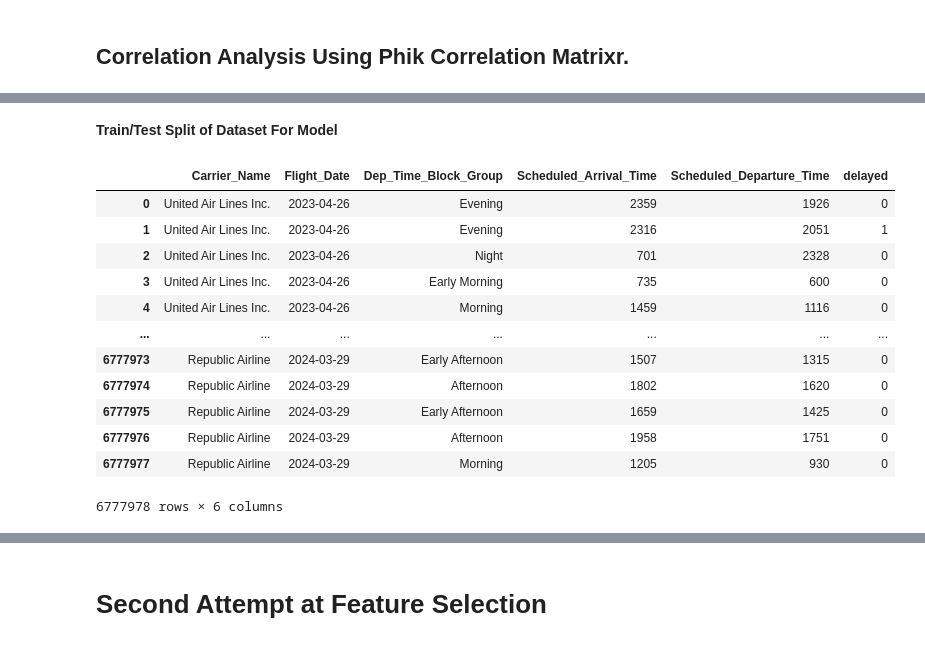
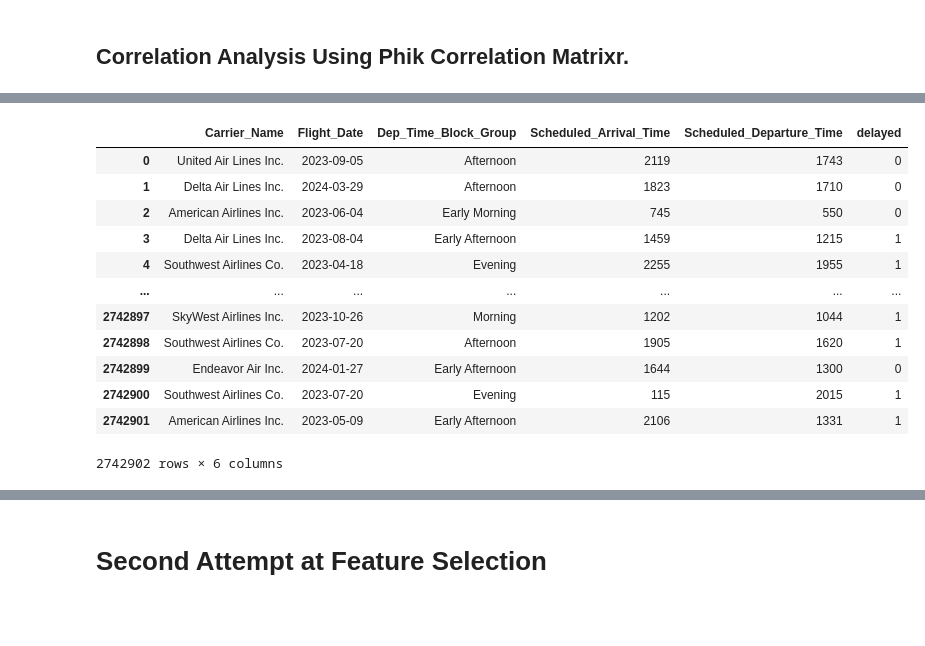
Before and after one commit to B-Treftz/Flight_Status_Predictor, a Jupyter notebook: 2_Feature_Selection/Feature_Select_Olivia.ipynb, the cells around one changed output, grey strips where cells are left out. Drawn from its saved outputs; the diff is of its cells as text; code cells hidden in the pictures; blank space fills up the shorter version.

Commit message:
Updated previous notebooks and added model creation

```diff
--- a/2_Feature_Selection/Feature_Select_Olivia.ipynb
+++ b/2_Feature_Selection/Feature_Select_Olivia.ipynb
@@ -22,7 +23,7 @@ from sklearn.feature_selection import SelectKBest, f_classif, chi2
 %matplotlib inline
 # %%
 # Store CSV file in variable
-flights = r'..\data\Flight_On_Time_Data.csv'
+flights = r'..\data\DF_from_EDA_for_Feature_Selection.csv'
 # Read CSV file in pandas dataframe
 df = pd.read_csv(flights)
 # %%
@@ -155,17 +141,9 @@ We now want to remove some variables from the dataframe that deals with the actu
 # %%
 # Will have information leakage from the following columns
-df.drop(['Actual_Dep_Time','Dep_Time_Offset','Dep_Delay_Minutes','Actual_Arr_Time','Arr_Time_Offset',
-         'Arr_Delay_Minutes', 'Dep_Delay_At_Least_15_Minutes', 'Actual_Gate_to_Gate_Time','Carrier_Delay',
-         'Weather_Delay','National_Aviation_System_Delay','Security_Delay','Late_Aircraft_Delay',
-         'Actual_Gate_to_Gate_Time','Time_Airborne', 'Flight_Cancelled', 'Flight_Diverted', 'Origin_Airport_ID',
-         'Origin_City_Market_ID', 'Origin_IATA_Code', 'Destination_Airport_ID', 'Destination_City_Market_ID',
-         'Destination_IATA_Code', 'Airline_DOT_ID', 'Arr_Time_Block_Group', 'Number_of_Flights', 'Tail_Number'], axis=1, inplace=True)
-
-# Already have the date column so no need for this
-df.drop(['Quarter','Year','Month', 'Month_Day'], axis=1, inplace=True)
+df.drop(['Flight_Cancelled', 'Flight_Diverted', 'Origin_Airport_ID', 'Origin_City_Market_ID', 'Origin_IATA_Code',
+         'Destination_Airport_ID', 'Destination_City_Market_ID', 'Destination_IATA_Code', 'Airline_DOT_ID',
+         'Arr_Time_Block_Group', 'Number_of_Flights', 'Tail_Number'], axis=1, inplace=True)
 
 print("Columns remaining: ", df.shape[1])
 # %% [output]
 Columns remaining:  13
-# %%
-df.rename(columns={'Arr_Delay_At_Least_15_Minutes':'delayed'}, inplace=True)
@@ -202,0 +278,22 @@ memory usage: 672.3+ MB
+# %%
+# Separate majority and minority classes
+df_majority = df[df.delayed == 0]
+df_minority = df[df.delayed == 1]
+
+# Downsample majority class to match minority class size
+df_majority_downsampled = resample(df_majority,
+                                    replace=False,  # Sample without replacement
+                                    n_samples=len(df_minority),  # Match minority class size
+                                    random_state=1)  # Ensure reproducibility
+
+# Combine minority class with downsampled majority class
+df_ds = pd.concat([df_minority, df_majority_downsampled])
+
+# Shuffle the resulting dataframe
+df_ds = df_ds.sample(frac=1, random_state=1).reset_index(drop=True)
+
+# Verify the new class distribution
+print(df_ds['delayed'].value_counts())
+
+# Verify new dataframe shape
+print(df_ds.shape)
@@ -259,23 +412,21 @@ Highly correlated features with delayed above 20.0%:
-# %% [markdown]
-**Train/Test Split of Dataset For Model**
 # %%
 # Add highly correlated features into a new dataframe
-df_features = pd.DataFrame(data=df[['Carrier_Name', 'Flight_Date', 'Dep_Time_Block_Group', 'Scheduled_Arrival_Time', 'Scheduled_Departure_Time', 'delayed']])
+df_features = pd.DataFrame(data=df_ds[['Carrier_Name', 'Flight_Date', 'Dep_Time_Block_Group', 'Scheduled_Arrival_Time', 'Scheduled_Departure_Time', 'delayed']])
 df_features
 # %% [output]
 |  | Carrier_Name | Flight_Date | Dep_Time_Block_Group | Scheduled_Arrival_Time | Scheduled_Departure_Time | delayed |
-| 0 | United Air Lines Inc. | 2023-04-26 | Evening | 2359 | 1926 | 0 |
-| 1 | United Air Lines Inc. | 2023-04-26 | Evening | 2316 | 2051 | 1 |
-| 2 | United Air Lines Inc. | 2023-04-26 | Night | 701 | 2328 | 0 |
-| 3 | United Air Lines Inc. | 2023-04-26 | Early Morning | 735 | 600 | 0 |
-| 4 | United Air Lines Inc. | 2023-04-26 | Morning | 1459 | 1116 | 0 |
+| 0 | United Air Lines Inc. | 2023-09-05 | Afternoon | 2119 | 1743 | 0 |
+| 1 | Delta Air Lines Inc. | 2024-03-29 | Afternoon | 1823 | 1710 | 0 |
+| 2 | American Airlines Inc. | 2023-06-04 | Early Morning | 745 | 550 | 0 |
+| 3 | Delta Air Lines Inc. | 2023-08-04 | Early Afternoon | 1459 | 1215 | 1 |
+| 4 | Southwest Airlines Co. | 2023-04-18 | Evening | 2255 | 1955 | 1 |
 | ... | ... | ... | ... | ... | ... | ... |
-| 6777973 | Republic Airline | 2024-03-29 | Early Afternoon | 1507 | 1315 | 0 |
-| 6777974 | Republic Airline | 2024-03-29 | Afternoon | 1802 | 1620 | 0 |
-| 6777975 | Republic Airline | 2024-03-29 | Early Afternoon | 1659 | 1425 | 0 |
-| 6777976 | Republic Airline | 2024-03-29 | Afternoon | 1958 | 1751 | 0 |
-| 6777977 | Republic Airline | 2024-03-29 | Morning | 1205 | 930 | 0 |
+| 2742897 | SkyWest Airlines Inc. | 2023-10-26 | Morning | 1202 | 1044 | 1 |
+| 2742898 | Southwest Airlines Co. | 2023-07-20 | Afternoon | 1905 | 1620 | 1 |
+| 2742899 | Endeavor Air Inc. | 2024-01-27 | Early Afternoon | 1644 | 1300 | 0 |
+| 2742900 | Southwest Airlines Co. | 2023-07-20 | Evening | 115 | 2015 | 1 |
+| 2742901 | American Airlines Inc. | 2023-05-09 | Early Afternoon | 2106 | 1331 | 1 |
-6777978 rows × 6 columns
+2742902 rows × 6 columns
 # %%
 # Convert 'Flight_Date' to datetime objects
 df_features['Flight_Date'] = pd.to_datetime(df_features['Flight_Date'])
```
Also changed, not shown: parts of 40 cells of this notebook, 3 other files.
